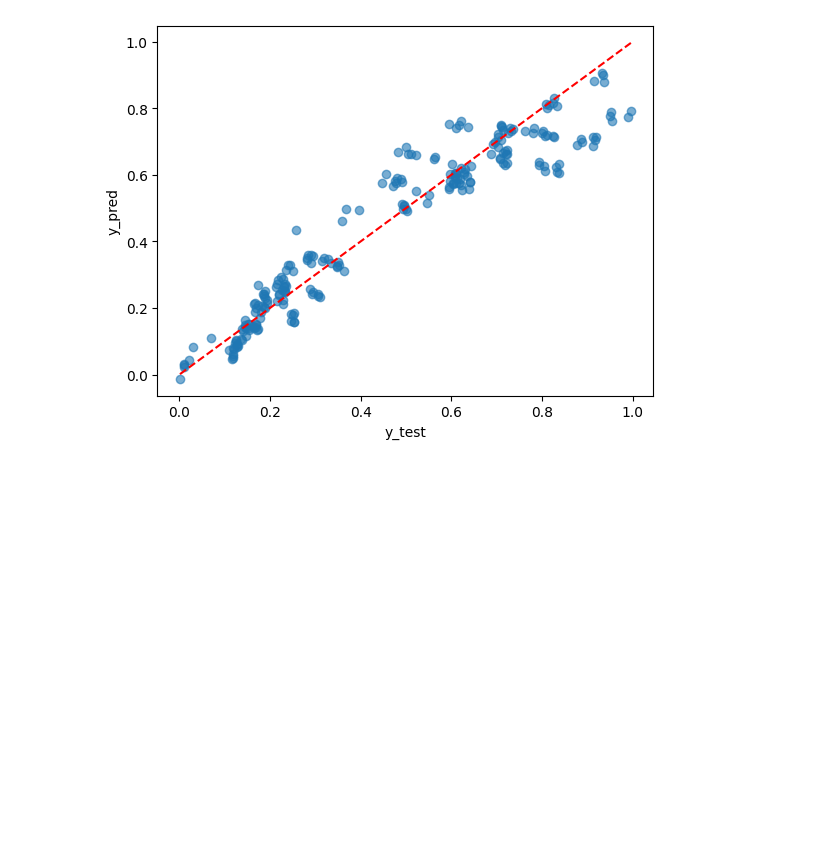
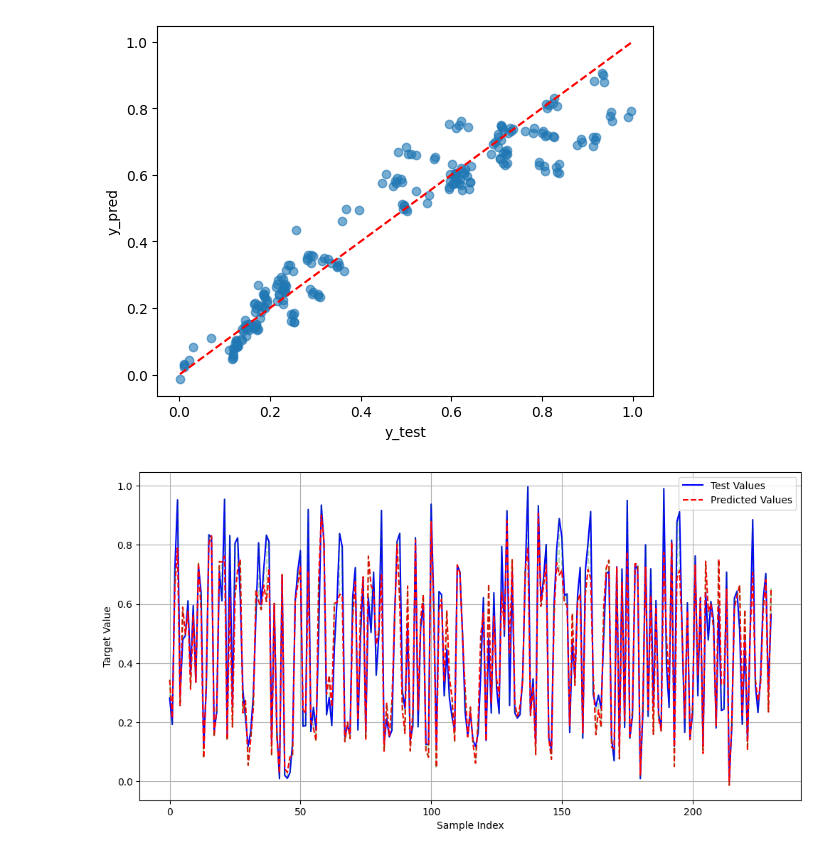
Before and after one commit to maedeh-mrd5/Energy-Efficiency, a Jupyter notebook: feaures.ipynb, the cells around one changed output. Saved outputs shown, nothing was run; the diff lists cells and outputs as text; code cells hidden in the pictures; blank space fills up the shorter version.

```diff
--- a/feaures.ipynb
+++ b/feaures.ipynb
@@ -179,3 +179,20 @@ plt.ylabel("y_pred")
 plt.show()
 # %% [output]
 [figure]
+# %%
+plt.figure(figsize=(12, 6))
+
+plt.plot(Y_test, 'b-', label='Test Values')
+
+plt.plot(y_pred, 'r--', label='Predicted Values')
+
+for i in range(len(Y_test)):
+    plt.plot([i, i], [Y_test.flatten()[i], y_pred[i]], 'g--', alpha=0.3)
+
+plt.xlabel('Sample Index')
+plt.ylabel('Target Value')
+plt.legend()
+plt.grid(True)
+plt.show()
+# %% [output]
+[figure, added]
```
